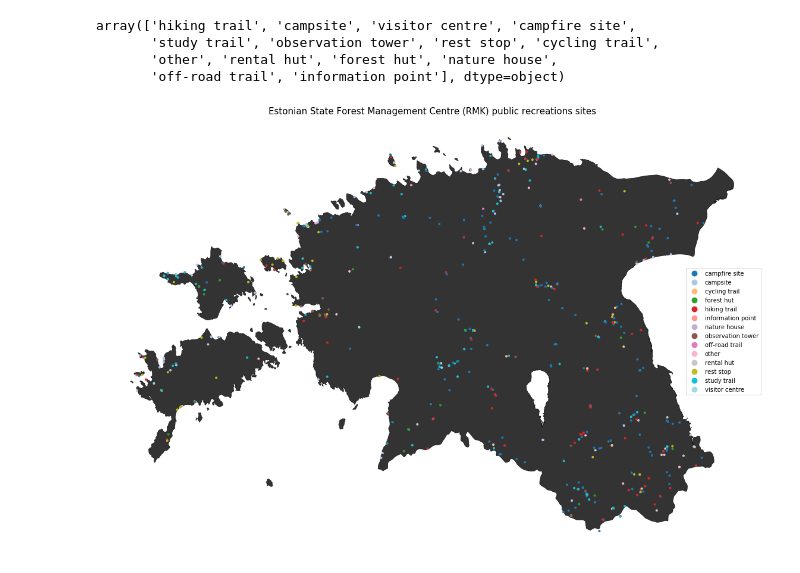
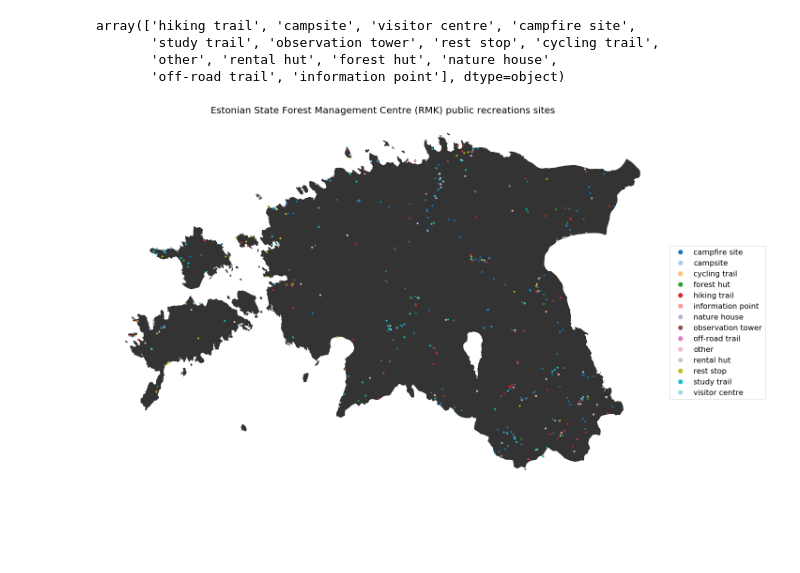
Before and after one commit to allixender/30MapChallenge2020, a Jupyter notebook: 01/day-01.ipynb, the cells around one changed output. Drawn from its saved outputs; the diff is of its cells as text; code cells hidden in the pictures; blank space fills up the shorter version.

Commit message:
day 01 legend size

```diff
--- a/01/day-01.ipynb
+++ b/01/day-01.ipynb
@@ -172,19 +172,21 @@ poi3301 = gdf.to_crs(epsg=3301)
 # %%
 fig, ax = plt.subplots(figsize=(20,15))
 
-plt.title('Estonian State Forest Management Centre (RMK) public recreations sites',fontsize=15)
-
+plt.title('Estonian State Forest Management Centre (RMK) public recreations sites',fontsize=20)
+plt.rc('legend', fontsize=16)
 
 est3301.plot(facecolor='black', edgecolor='black', lw=0.7, alpha=0.8, ax=ax)
 poi3301.plot(column='type_eng', ax=ax, categorical=True, legend=True, markersize=9, cmap='tab20')
 
 # Adjust legend location
 leg = ax.get_legend()
 leg.set_bbox_to_anchor((1.0,0.66))
 
+
+
 ax.set_axis_off()
 
-plt.show()
-fig.savefig('../source/_static/day-01-points.png')
+plt.tight_layout()
+fig.savefig('../source/_static/day-01-points.png', bbox_inches='tight')
 # %% [output]
-[figure, old version]
+[figure, new version]
```
Also changed, not shown: 3 other files.
